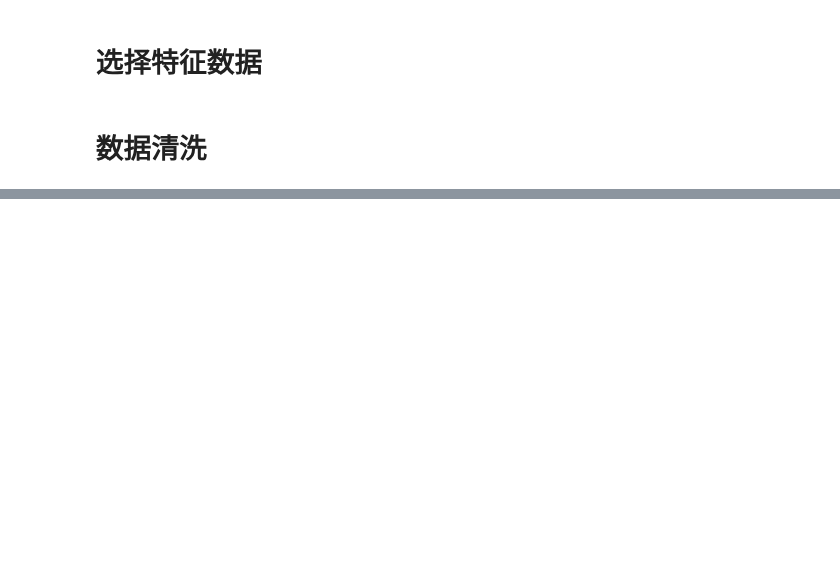
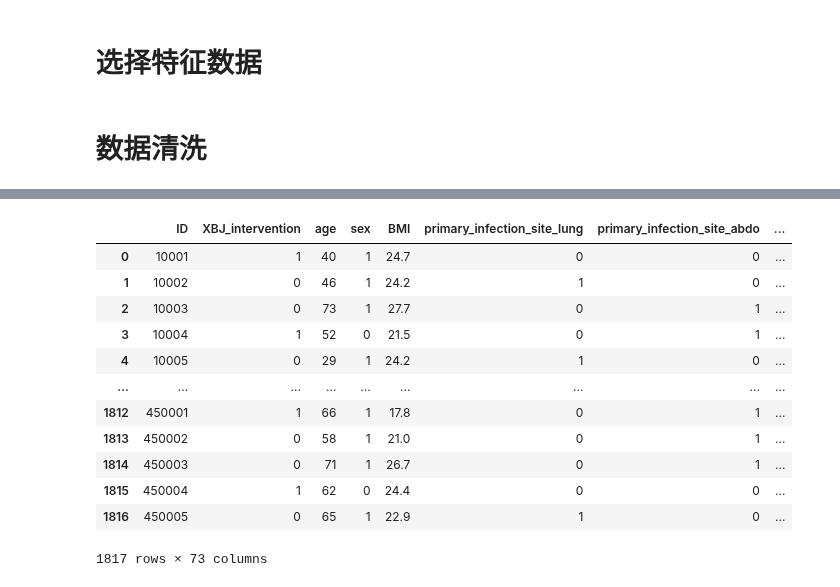
Before and after one commit to xuxu-wei/sepsis-mortality, a Jupyter notebook: data_process/EXIT-SEP-data-clean.ipynb, the cells around one changed output, grey strips where cells are left out. Saved outputs shown, nothing was run; the diff lists cells and outputs as text; code cells hidden in the pictures; blank space fills up the shorter version.

```diff
--- a/data_process/EXIT-SEP-data-clean.ipynb
+++ b/data_process/EXIT-SEP-data-clean.ipynb
@@ -311,0 +350,16 @@ df_clean_worse_case_xbj_die.to_csv(f'{DATA}/EXIT_SEP_worse_case_xbj_die.tsv.gz',
+# %%
+df_clean
+# %% [output]
+|  | ID | XBJ_intervention | age | sex | BMI | primary_infection_site_lung | primary_infection_site_abdo | ... |
+| 0 | 10001 | 1 | 40 | 1 | 24.7 | 0 | 0 | ... |
+| 1 | 10002 | 0 | 46 | 1 | 24.2 | 1 | 0 | ... |
+| 2 | 10003 | 0 | 73 | 1 | 27.7 | 0 | 1 | ... |
+| 3 | 10004 | 1 | 52 | 0 | 21.5 | 0 | 1 | ... |
+| 4 | 10005 | 0 | 29 | 1 | 24.2 | 1 | 0 | ... |
+| ... | ... | ... | ... | ... | ... | ... | ... | ... |
+| 1812 | 450001 | 1 | 66 | 1 | 17.8 | 0 | 1 | ... |
+| 1813 | 450002 | 0 | 58 | 1 | 21.0 | 0 | 1 | ... |
+| 1814 | 450003 | 0 | 71 | 1 | 26.7 | 0 | 1 | ... |
+| 1815 | 450004 | 1 | 62 | 0 | 24.4 | 0 | 0 | ... |
+| 1816 | 450005 | 0 | 65 | 1 | 22.9 | 1 | 0 | ... |
+1817 rows × 73 columns
```
Also changed, not shown: parts of 4 cells of this notebook, 1 other file.
